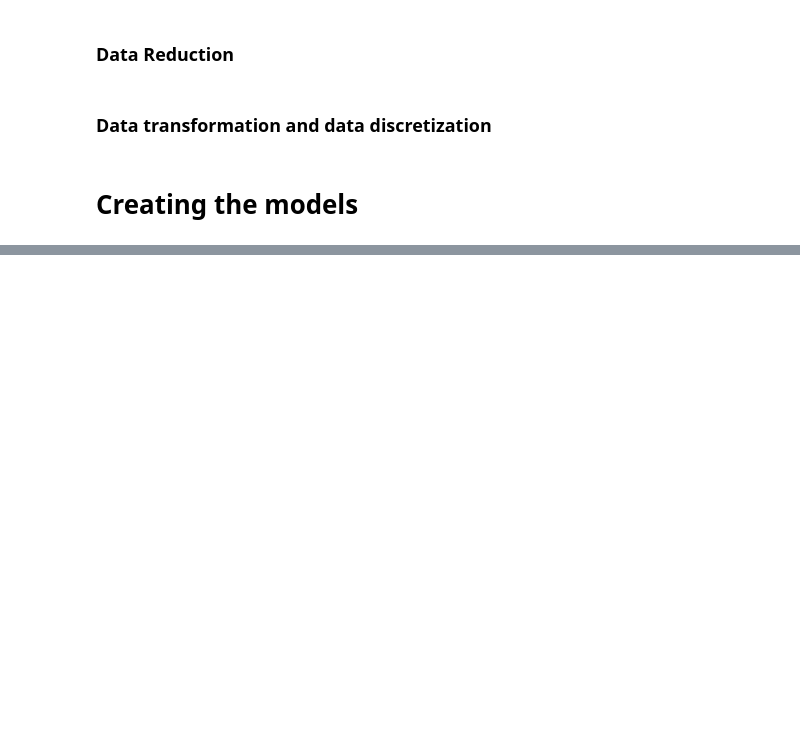
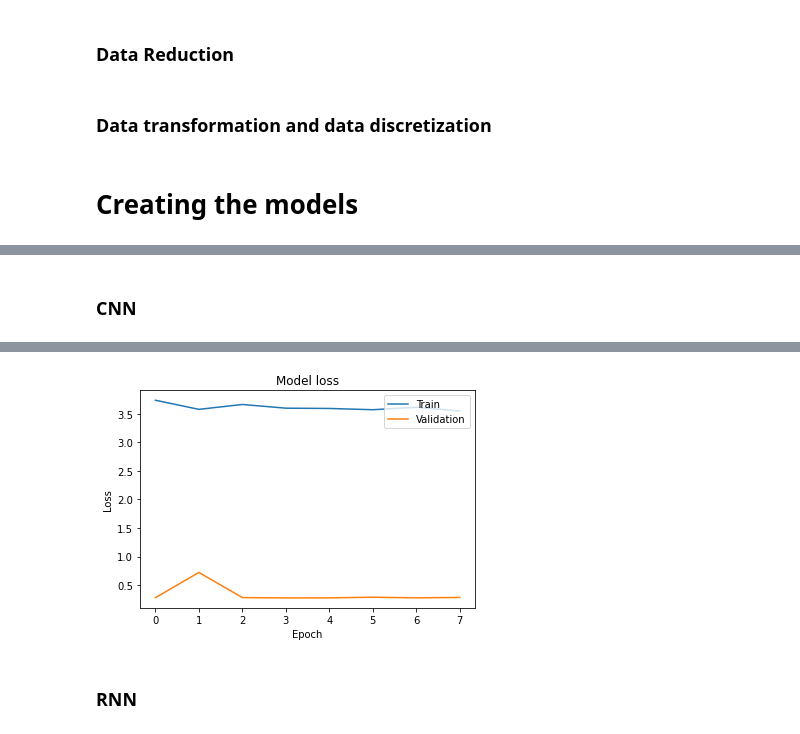
Before and after one commit to leobt23/Computational_Intelligence_forIOT, a Jupyter notebook: project_1/project_NNs.ipynb, the cells around one changed output, grey strips where cells are left out. Cells and saved outputs as stored; diff of their text form; code cells hidden in the pictures; blank space fills up the shorter version.

```diff
--- a/project_1/project_NNs.ipynb
+++ b/project_1/project_NNs.ipynb
@@ -180,0 +188,42 @@ Coefficient of determination: -0.04
+# %% [markdown]
+### CNN
+# %%
+# reshape the data to 3D for CNN input
+X_train_cnn = X_train.reshape((X_train.shape[0], X_train.shape[1], 1))
+X_test_cnn = X_test.reshape((X_test.shape[0], X_test.shape[1], 1))
+
+
+# Build the model
+model = Sequential()
+model.add(Conv1D(32, 2, activation='sigmoid', input_shape=(X_train_cnn.shape[1], 1)))
+model.add(Flatten())
+model.add(Dense(1))
+
+# Compile the model
+model.compile(optimizer='sgd', loss='mean_squared_error', metrics=['mse'])
+
+# Fit the model
+history = model.fit(X_train_cnn,
+                    y_train,
+                    validation_split=0.2,
+                    epochs=1000,
+                    batch_size=32,
+                    verbose=0,
+                    callbacks=[EarlyStopping(monitor='val_loss', patience=4)])
+
+# Predict on the test data
+y_pred = model.predict(X_test_cnn)
+
+# calculate the mean squared error
+mse = mean_squared_error(y_test, y_pred)
+print(f"Mean Squared Error on Test Data: {mse}")
+
+# plot training and validation loss
+plt.plot(history.history['loss'])
+plt.plot(history.history['val_loss'])
+plt.title('Model loss')
+plt.ylabel('Loss')
+plt.xlabel('Epoch')
+plt.legend(['Train', 'Validation'], loc='upper right')
+plt.show()
+# %% [output]
@@ -180,0 +232,3 @@ Coefficient of determination: -0.04
+[figure, added]
+# %% [markdown]
+### RNN
```
Also changed, not shown: parts of 5 cells of this notebook.
